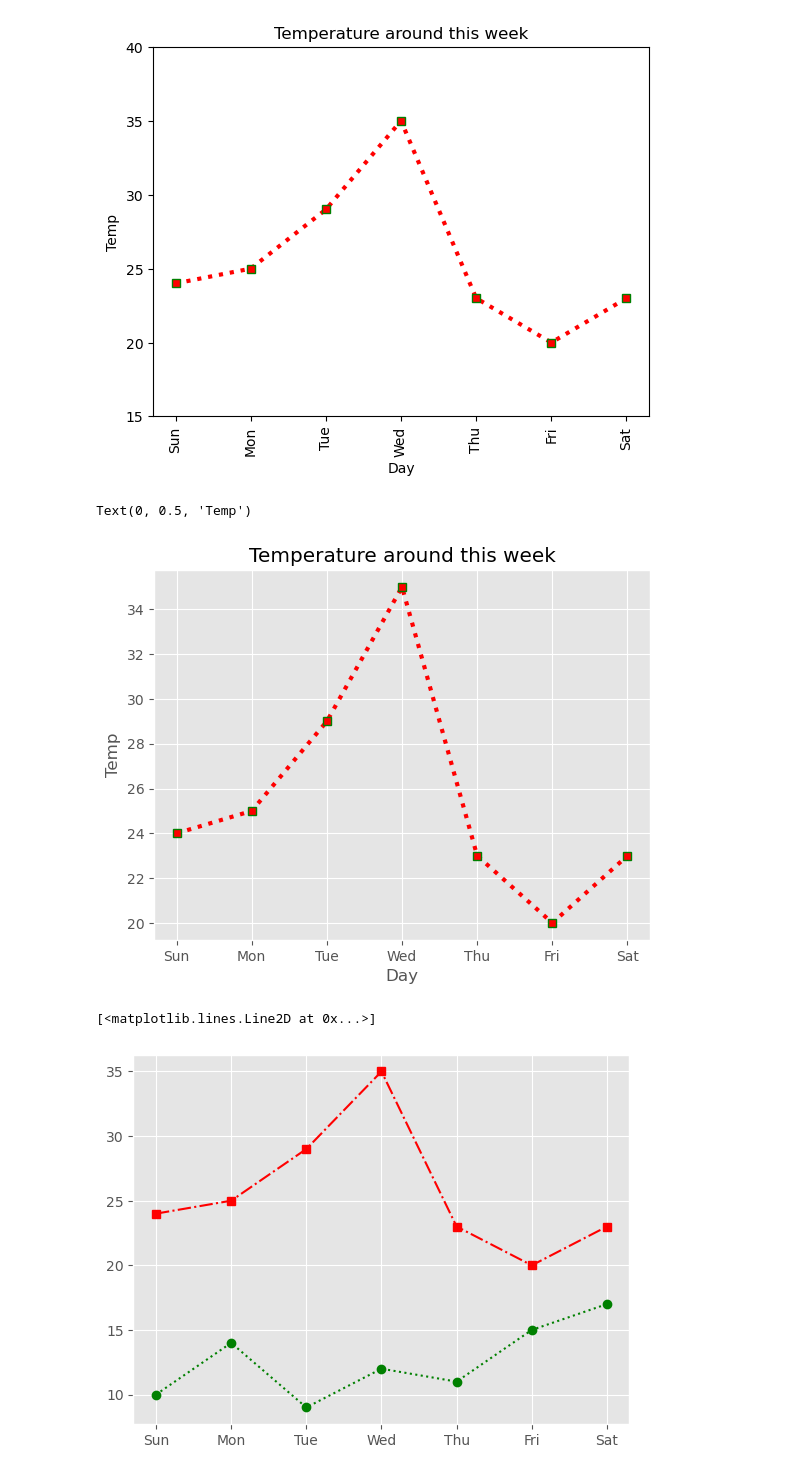
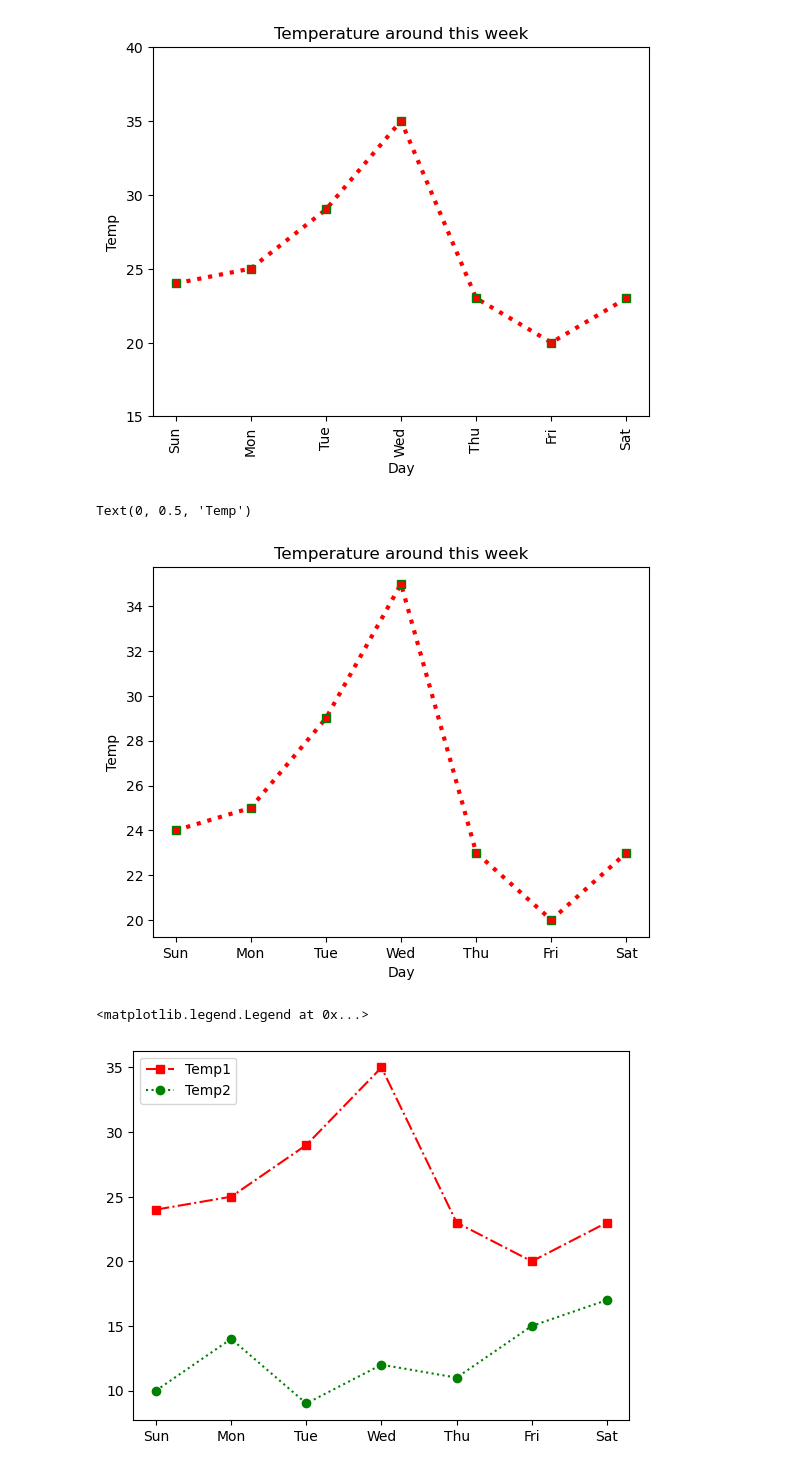
Before and after one commit to N0Z3I/01418323-Data-Science, a Jupyter notebook: test6.ipynb, the cells around one changed output. Cells and saved outputs as stored; diff of their text form; code cells hidden in the pictures.

```diff
--- a/test6.ipynb
+++ b/test6.ipynb
@@ -48,7 +48,7 @@ plt.show()
 # %% [output]
 [figure]
 # %%
-plt.style.use('ggplot')
+plt.style.use('default')
 # %%
 plt.plot(x,y,'s:r',lw=3,mec='green')
 plt.title('Temperature around this week')
@@ -56,7 +56,7 @@ plt.xlabel('Day')
 plt.ylabel('Temp')
 # %% [output]
 Text(0, 0.5, 'Temp')
-[figure, old version]
+[figure, new version]
 # %%
 dic =  {"day":['Sun','Mon','Tue','Wed','Thu','Fri','Sat'],
         "temp1":[24,25,29,35,23,20,23],
@@ -66,8 +66,9 @@ x = df['day']
 y = df['temp1']
 z = df['temp2']
 # %%
-plt.plot(df['day'],df['temp1'],'s-.r')
-plt.plot(df['day'],df['temp2'],'o:g')
+plt.plot(df['day'],df['temp1'],'s-.r',label='Temp1')
+plt.plot(df['day'],df['temp2'],'o:g',label='Temp2')
+plt.legend(loc='upper left')
 # %% [output]
-[<matplotlib.lines.Line2D at 0x...>]
+<matplotlib.legend.Legend at 0x...>
-[figure, old version]
+[figure, new version]
```
Also changed, not shown: parts of 3 cells of this notebook.
